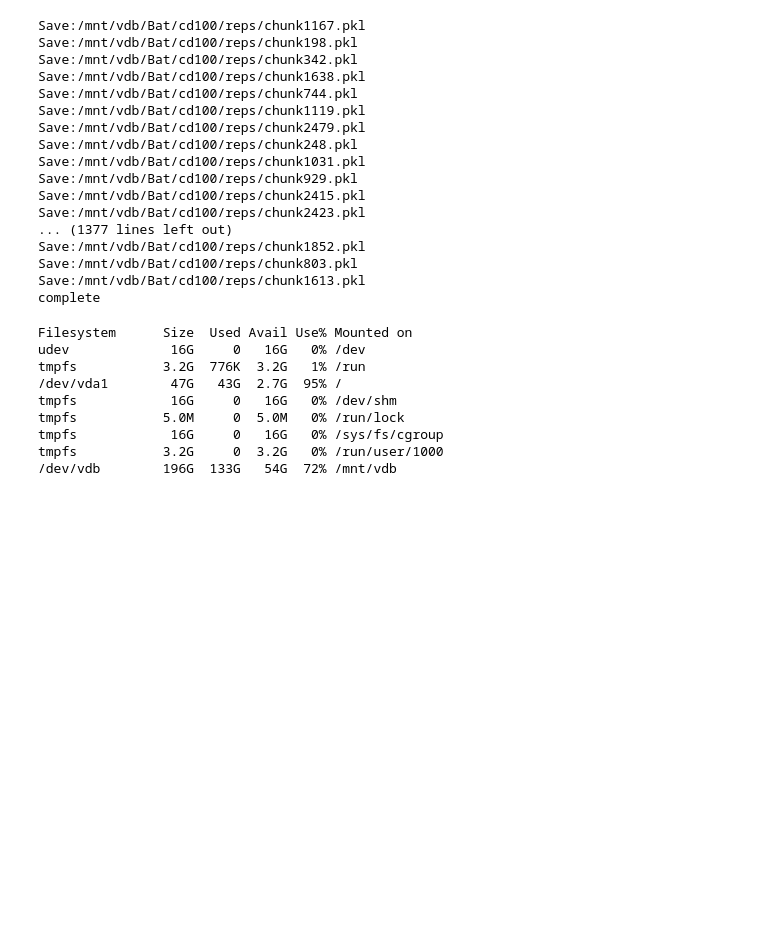
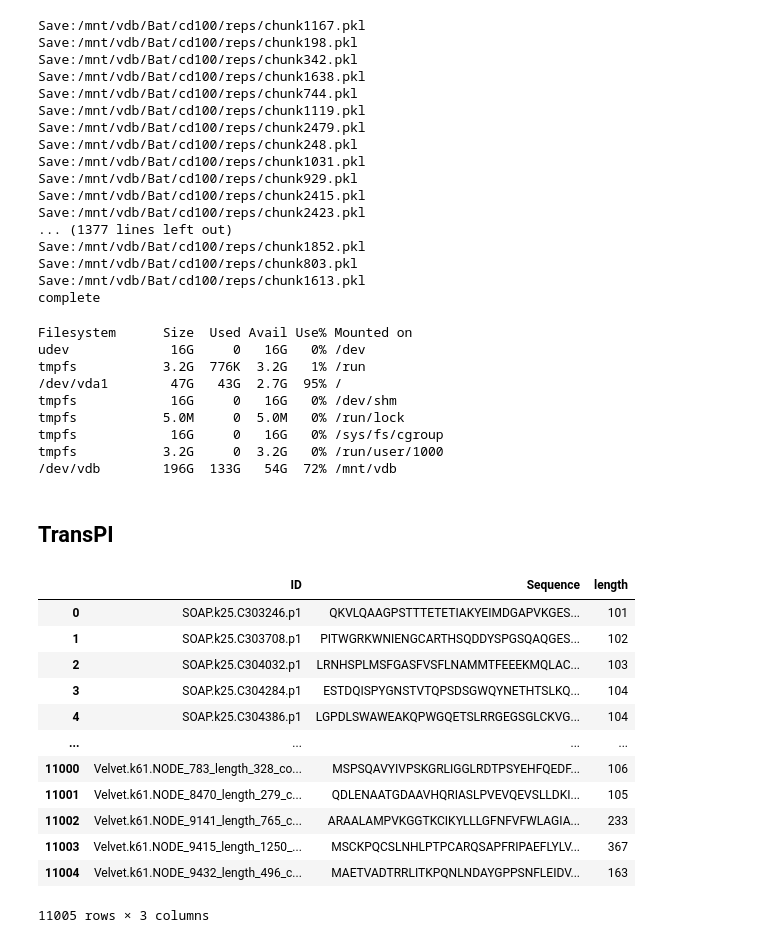
Before and after one commit to silenus092/AMPsDetector, a Jupyter notebook: Unirep/Jax-Unirep/jax_unirep_prod-BAT.ipynb, the cells around one changed output. Cells and saved outputs as stored; diff of their text form; code cells hidden in the pictures; blank space fills up the shorter version.

```diff
--- a/Unirep/Jax-Unirep/jax_unirep_prod-BAT.ipynb
+++ b/Unirep/Jax-Unirep/jax_unirep_prod-BAT.ipynb
@@ -277,3 +277,36 @@ tmpfs           5.0M     0  5.0M   0% /run/lock
 tmpfs            16G     0   16G   0% /sys/fs/cgroup
 tmpfs           3.2G     0  3.2G   0% /run/user/1000
 /dev/vdb        196G  133G   54G  72% /mnt/vdb
+# %% [markdown]
+## TransPI
+# %%
+fastas = "/mnt/vdb/Bat/transpi/SRR12103592.combined.okay.fa.transdecoder.pep"
+with open(fastas) as fasta_file:  # Will close handle cleanly
+    identifiers = []
+    lengths = []
+    seqs = []
+    for seq_record in SeqIO.parse(fasta_file, 'fasta'):  # (generator)
+        identifiers.append(seq_record.id)
+        # Remove leading and trailing characters from a string
+        seqs.append(str(seq_record.seq.strip('*')))
+        lengths.append(len(seq_record.seq))
+# dictionary of lists
+dict = {'ID': identifiers, 'Sequence': seqs, 'length': lengths}
+df = pd.DataFrame(dict)
+#df["Sequence"] =  seqs
+#df.to_pickle(plk)
+df
+# %% [output]
+|  | ID | Sequence | length |
+| 0 | SOAP.k25.C303246.p1 | QKVLQAAGPSTTTETETIAKYEIMDGAPVKGES... | 101 |
+| 1 | SOAP.k25.C303708.p1 | PITWGRKWNIENGCARTHSQDDYSPGSQAQGES... | 102 |
+| 2 | SOAP.k25.C304032.p1 | LRNHSPLMSFGASFVSFLNAMMTFEEEKMQLAC... | 103 |
+| 3 | SOAP.k25.C304284.p1 | ESTDQISPYGNSTVTQPSDSGWQYNETHTSLKQ... | 104 |
+| 4 | SOAP.k25.C304386.p1 | LGPDLSWAWEAKQPWGQETSLRRGEGSGLCKVG... | 104 |
+| ... | ... | ... | ... |
+| 11000 | Velvet.k61.NODE_783_length_328_co... | MSPSQAVYIVPSKGRLIGGLRDTPSYEHFQEDF... | 106 |
+| 11001 | Velvet.k61.NODE_8470_length_279_c... | QDLENAATGDAAVHQRIASLPVEVQEVSLLDKI... | 105 |
+| 11002 | Velvet.k61.NODE_9141_length_765_c... | ARAALAMPVKGGTKCIKYLLLGFNFVFWLAGIA... | 233 |
+| 11003 | Velvet.k61.NODE_9415_length_1250_... | MSCKPQCSLNHLPTPCARQSAPFRIPAEFLYLV... | 367 |
+| 11004 | Velvet.k61.NODE_9432_length_496_c... | MAETVADTRRLITKPQNLNDAYGPPSNFLEIDV... | 163 |
+11005 rows × 3 columns
```
Also changed, not shown: parts of 9 cells of this notebook, 5 other files.
